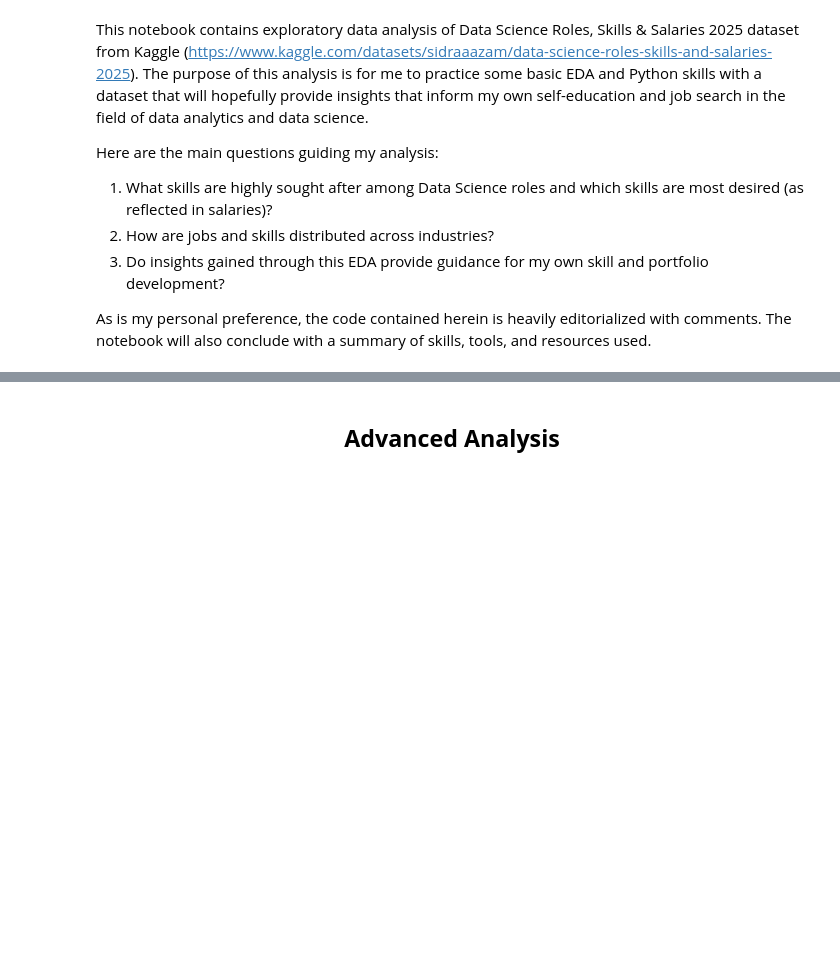
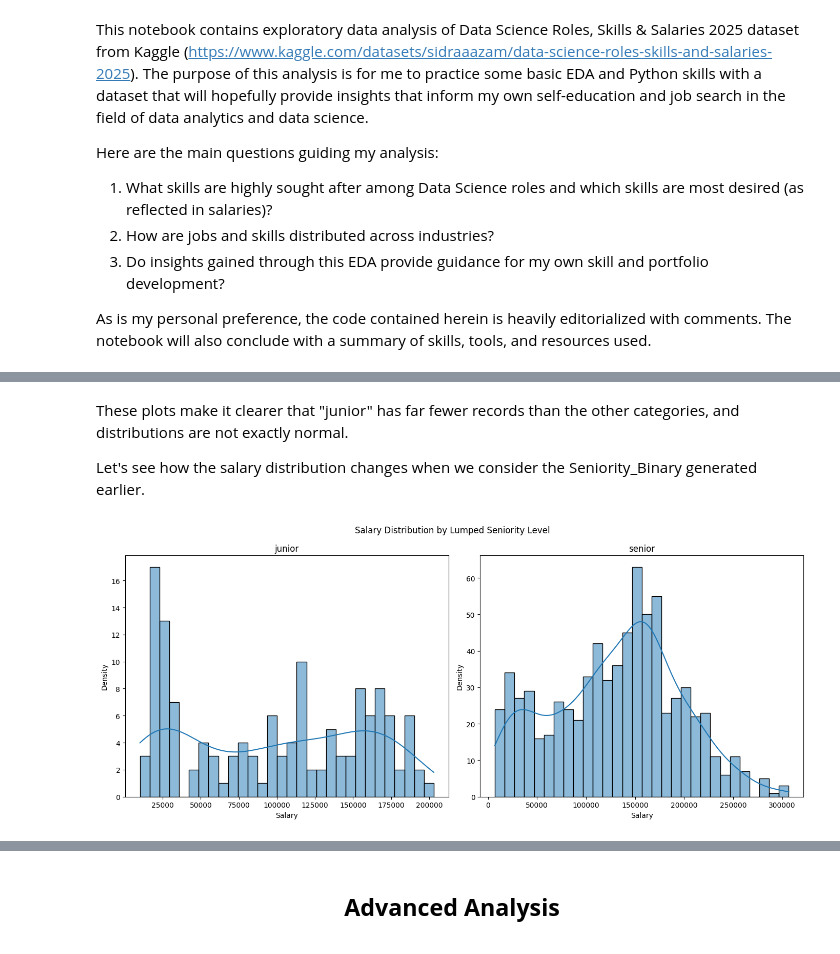
Before and after one commit to PirateWa1rus/PythonPractice, a Jupyter notebook: DSJobs/DSJobs_analysis.ipynb, the cells around one changed output, grey strips where cells are left out. Drawn from its saved outputs; the diff is of its cells as text; code cells hidden in the pictures; blank space fills up the shorter version.

```diff
--- a/DSJobs/DSJobs_analysis.ipynb
+++ b/DSJobs/DSJobs_analysis.ipynb
@@ -97,0 +153,18 @@ most_common_sr_skills = sr_skill_counter.most_common(25)
+# %% [markdown]
+These plots make it clearer that "junior" has far fewer records than the other categories, and distributions are not exactly normal.
+
+Let's see how the salary distribution changes when we consider the Seniority_Binary generated earlier.
+# %%
+fig, axes = plt.subplots(nrows=1, ncols=2, figsize=(14, 6), sharey=False)
+axes = axes.flatten()
+for ax, level in zip(axes, ['junior', 'senior']):
+    sns.histplot(data=df_filtered[df_filtered['Seniority_Binary'] == level], x='Cleaned_Salary', bins=30, kde=True, ax=ax)
+    ax.set_title(level)
+    ax.set_xlabel('Salary')
+    ax.set_ylabel('Density')
+
+plt.suptitle('Salary Distribution by Lumped Seniority Level')
+plt.tight_layout()
+plt.show()
+# %% [output]
+[figure, added]
```
Also changed, not shown: parts of 47 cells of this notebook.
